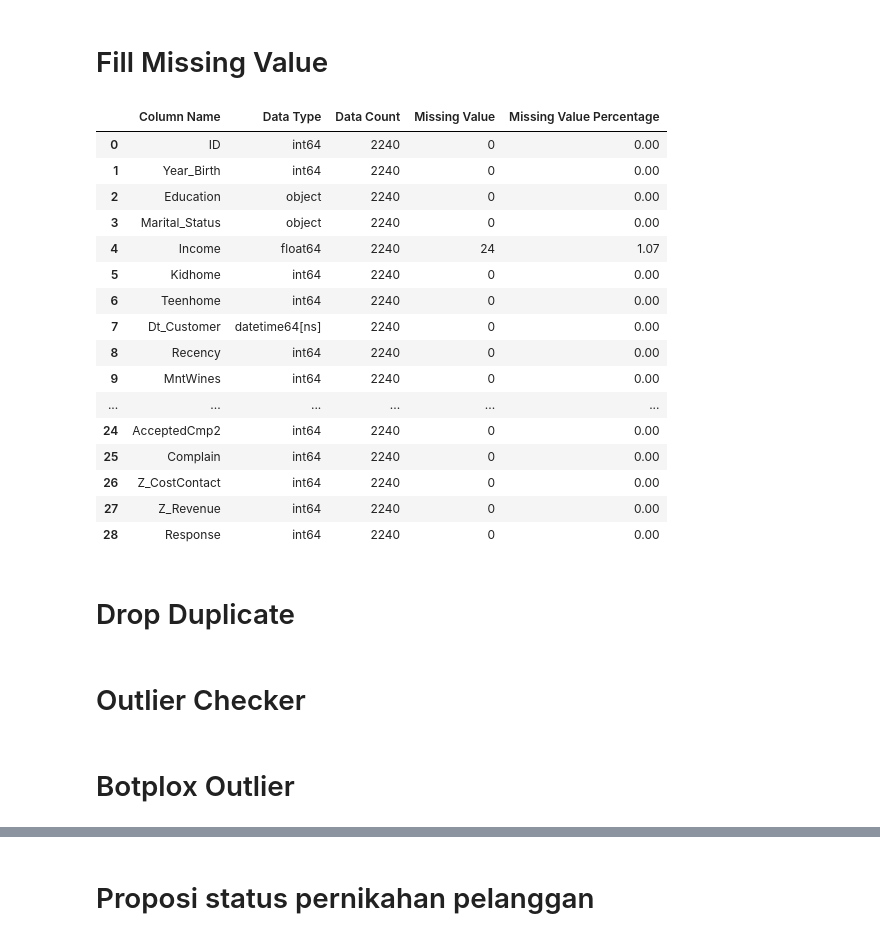
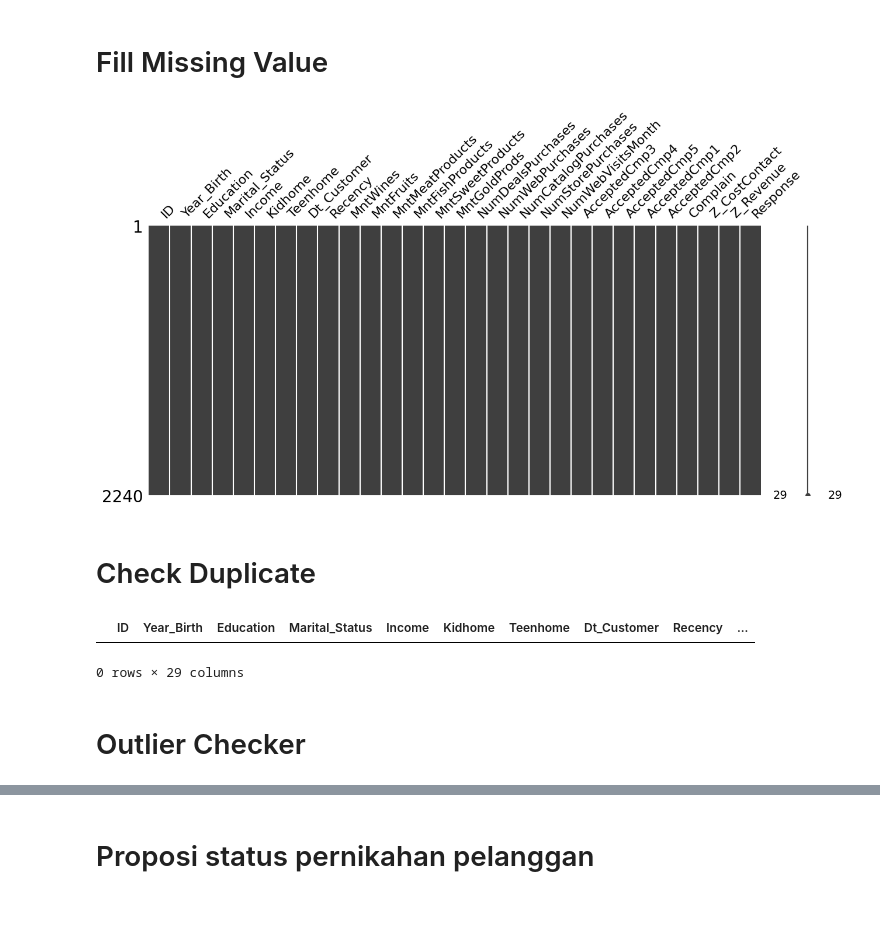
Before and after one commit to rilgilang/Capstone-Project-2, a Jupyter notebook: Capstone_Project_2_Customer.ipynb, the cells around one changed output, grey strips where cells are left out. Cells and saved outputs as stored; diff of their text form; code cells hidden in the pictures; blank space fills up the shorter version.

```diff
--- a/Capstone_Project_2_Customer.ipynb
+++ b/Capstone_Project_2_Customer.ipynb
@@ -175,34 +151,2 @@ df[df['Income'].isna()]
 # %% [markdown]
 # Fill Missing Value
-# %%
-# Fill missing value
-median = df['Income'].median()
-
-# Show value
-listItem = []
-for col in df.columns :
-    listItem.append([col, df[col].dtype, len(df),df[col].isna().sum(), round((df[col].isna().sum()/len(df[col])) * 100,2)])
-
-dfDesc = pd.DataFrame(columns=['Column Name', 'Data Type', 'Data Count', 'Missing Value',
-    'Missing Value Percentage'],
-                     data=listItem)
-
-dfDesc
-# %% [output]
-|  | Column Name | Data Type | Data Count | Missing Value | Missing Value Percentage |
-| 0 | ID | int64 | 2240 | 0 | 0.00 |
-| 1 | Year_Birth | int64 | 2240 | 0 | 0.00 |
-| 2 | Education | object | 2240 | 0 | 0.00 |
-| 3 | Marital_Status | object | 2240 | 0 | 0.00 |
-| 4 | Income | float64 | 2240 | 24 | 1.07 |
-| 5 | Kidhome | int64 | 2240 | 0 | 0.00 |
-| 6 | Teenhome | int64 | 2240 | 0 | 0.00 |
-| 7 | Dt_Customer | datetime64[ns] | 2240 | 0 | 0.00 |
-| 8 | Recency | int64 | 2240 | 0 | 0.00 |
-| 9 | MntWines | int64 | 2240 | 0 | 0.00 |
-| ... | ... | ... | ... | ... | ... |
-| 24 | AcceptedCmp2 | int64 | 2240 | 0 | 0.00 |
-| 25 | Complain | int64 | 2240 | 0 | 0.00 |
-| 26 | Z_CostContact | int64 | 2240 | 0 | 0.00 |
-| 27 | Z_Revenue | int64 | 2240 | 0 | 0.00 |
-| 28 | Response | int64 | 2240 | 0 | 0.00 |
@@ -209,8 +159,19 @@ dfDesc
+# %%
+# Assuming your dataset is already loaded into a DataFrame called df
+msno.matrix(df, figsize=(15, 6))
+
+import matplotlib.pyplot as plt
+plt.show()
+# %% [output]
+[figure, added]
 # %% [markdown]
-# Drop Duplicate
+# Check Duplicate
+# %%
+df[df.duplicated()]
+# %% [output]
+|  | ID | Year_Birth | Education | Marital_Status | Income | Kidhome | Teenhome | Dt_Customer | Recency | ... |
+0 rows × 29 columns
 # %%
 df.drop_duplicates(inplace=True)
 # %% [markdown]
 # Outlier Checker
-# %% [markdown]
-# Botplox Outlier
```
Also changed, not shown: parts of 56 cells of this notebook.
